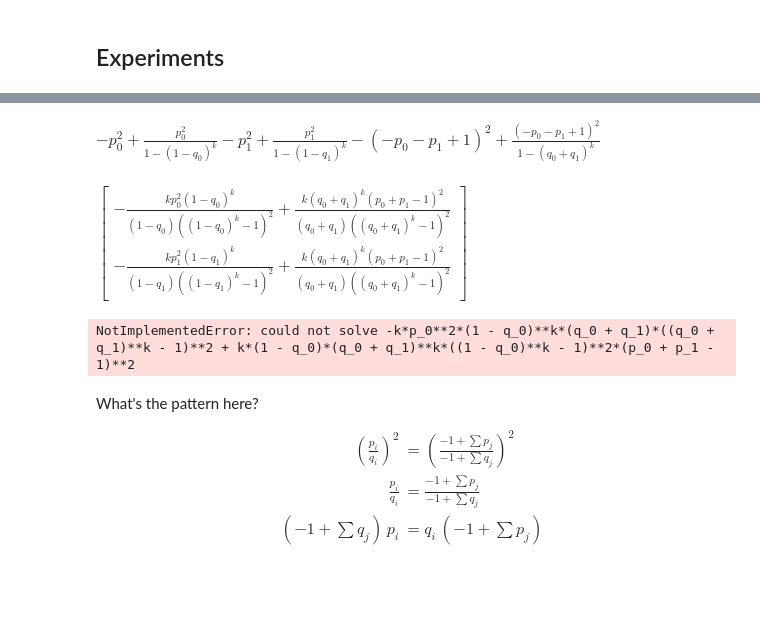
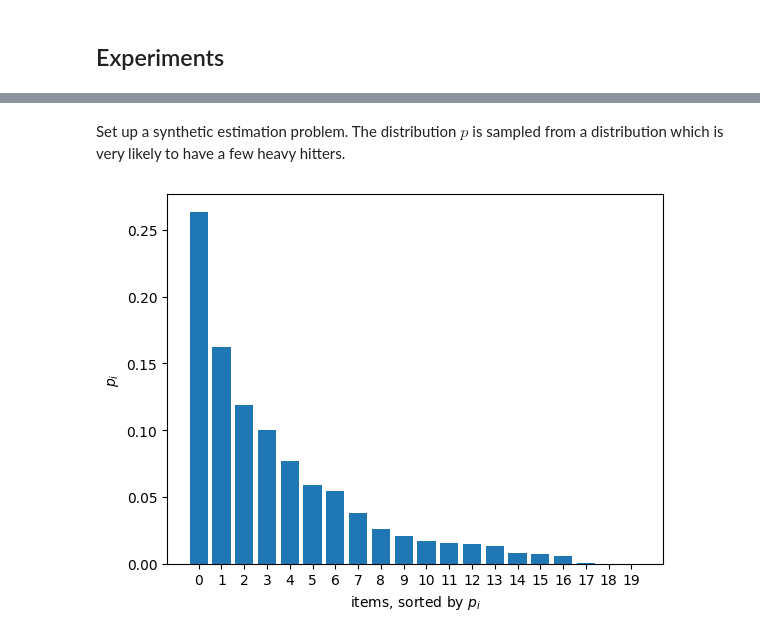
Before and after one commit to timvieira/blog, a Jupyter notebook: content/sampling-with-replacement.ipynb, the cells around one changed output, grey strips where cells are left out. Cells and saved outputs as stored; diff of their text form; code cells hidden in the pictures; blank space fills up the shorter version.

```diff
--- a/content/sampling-with-replacement.ipynb
+++ b/content/sampling-with-replacement.ipynb
@@ -324,6 +145,0 @@ q = Matrix(qs + [1 - sum(qs)])
-# %%
-kk = Symbol('k', integer=True, positive=True, nonzero=True)
-f = V(p, q, k=kk)
-f
-# %% [output]
-$\displaystyle - p_{0}^{2} + \frac{p_{0}^{2}}{1 - \left(1 - q_{0}\right)^{k}} - p_{1}^{2} + \frac{p_{1}^{2}}{1 - \left(1 - q_{1}\right)^{k}} - \left(- p_{0} - p_{1} + 1\right)^{2} + \frac{\left(- p_{0} - p_{1} + 1\right)^{2}}{1 - \left(q_{0} + q_{1}\right)^{k}}$
@@ -332,21 +146,15 @@ gradient = Matrix([sympy.Derivative(f, q[i]).simplify() for i in range(n)])
-# %%
-gradient
-# %% [output]
-$\displaystyle \left[\begin{matrix}- \frac{k p_{0}^{2} \left(1 - q_{0}\right)^{k}}{\left(1 - q_{0}\right) \left(\left(1 - q_{0}\right)^{k} - 1\right)^{2}} + \frac{k \left(q_{0} + q_{1}\right)^{k} \left(p_{0} + p_{1} - 1\right)^{2}}{\left(q_{0} + q_{1}\right) \left(\left(q_{0} + q_{1}\right)^{k} - 1\right)^{2}}\\- \frac{k p_{1}^{2} \left(1 - q_{1}\right)^{k}}{\left(1 - q_{1}\right) \left(\left(1 - q_{1}\right)^{k} - 1\right)^{2}} + \frac{k \left(q_{0} + q_{1}\right)^{k} \left(p_{0} + p_{1} - 1\right)^{2}}{\left(q_{0} + q_{1}\right) \left(\left(q_{0} + q_{1}\right)^{k} - 1\right)^{2}}\end{matrix}\right]$
-# %%
-for sol in sympy.solve(gradient, *qs):
-    display(Matrix(sol))
-    print()
-# %% [output]
-NotImplementedError: could not solve -k*p_0**2*(1 - q_0)**k*(q_0 + q_1)*((q_0 + q_1)**k - 1)**2 + k*(1 - q_0)*(q_0 + q_1)**k*((1 - q_0)**k - 1)**2*(p_0 + p_1 - 1)**2
-# %% [markdown]
-What's the pattern here?
-
-
-$$
-\begin{align}
-\left( \frac{p_i}{q_i} \right)^2 &= \left( \frac{-1 + \sum p_j}{-1 + \sum q_j} \right)^2 \\
-\frac{p_i}{q_i}  &= \frac{-1 + \sum p_j}{-1 + \sum q_j} \\
-(-1 + \sum q_j) \, p_i  &= q_i \, (-1 + \sum p_j) \\
-\end{align}
-$$
+# %% [markdown]
+Set up a synthetic estimation problem.  The distribution $p$ is sampled from a distribution which is very likely to have a few heavy hitters.
+# %%
+import numpy as np, pylab as pl
+from arsenal.maths import random_dist, sample, spherical, anneal, fdcheck, random_dist, softmax, d_softmax
+from collections import defaultdict
+from scipy.optimize import minimize, brentq
+
+n = 20
+np.random.seed(0)   # fixed seed so the figures and numbers are reproducible
+p = anneal(random_dist(n), invT=2)
+
+pl.bar(range(n), np.sort(p)[::-1]); pl.ylabel('$p_i$'); pl.xlabel('items, sorted by $p_i$'); pl.xticks(range(n));
+# %% [output]
+[figure, added]
```
Also changed, not shown: parts of 53 cells of this notebook, 1 other file.
